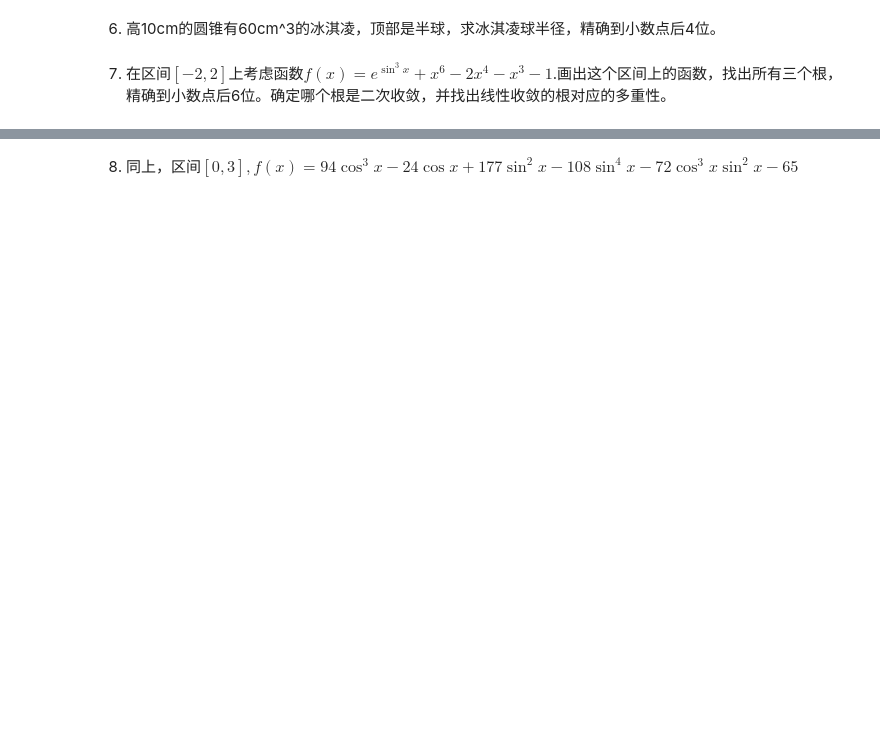
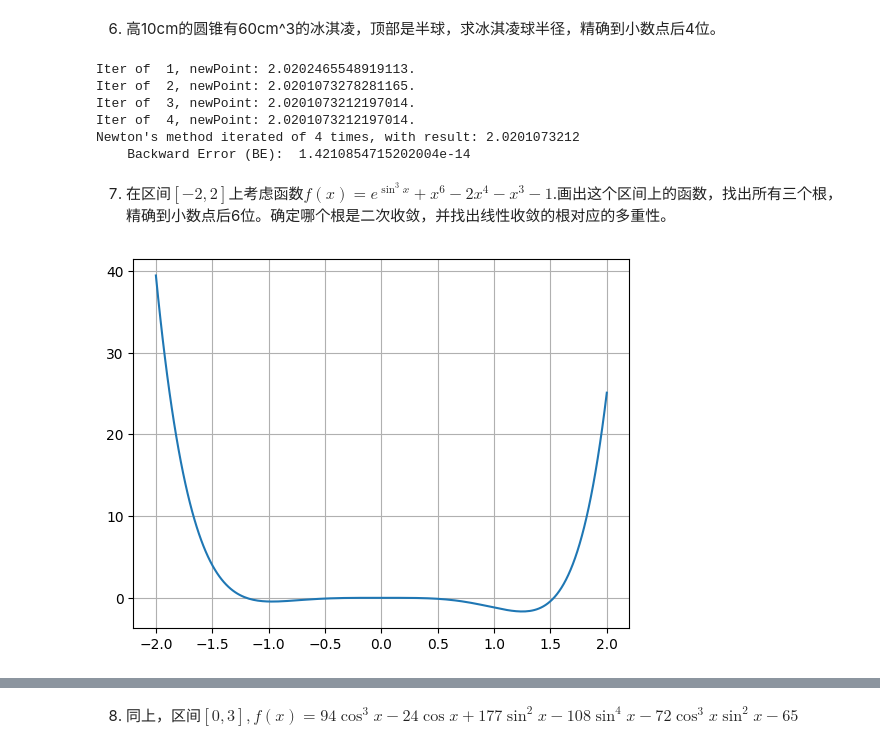
Before and after one commit to Pat-Tron/solution_of_numerical_analysis, a Jupyter notebook: exercise_01_04_newton_s_method.ipynb, the cells around one changed output, grey strips where cells are left out. Cells and saved outputs as stored; diff of their text form; code cells hidden in the pictures; blank space fills up the shorter version.

```diff
--- a/exercise_01_04_newton_s_method.ipynb
+++ b/exercise_01_04_newton_s_method.ipynb
@@ -169,4 +247,27 @@ $$
 # %% [markdown]
 6. 高10cm的圆锥有60cm^3的冰淇凌，顶部是半球，求冰淇凌球半径，精确到小数点后4位。
+# %%
+GLOBAL_PRECISION = 10
+f = lambda x: (10*np.pi*x**2)/3+2/3*np.pi*x**3-60
+dev = lambda x: 20*np.pi*x/3+2*np.pi*x**2
+Newton(f, dev, 2)
+# %% [output]
+Iter of  1, newPoint: 2.0202465548919113.
+Iter of  2, newPoint: 2.0201073278281165.
+Iter of  3, newPoint: 2.0201073212197014.
+Iter of  4, newPoint: 2.0201073212197014.
+Newton's method iterated of 4 times, with result: 2.0201073212
+    Backward Error (BE):  1.4210854715202004e-14
 # %% [markdown]
 7. 在区间$[-2,2]$上考虑函数$f(x)=e^{\sin^3{x}}+x^6-2x^4-x^3-1$.画出这个区间上的函数，找出所有三个根，精确到小数点后6位。确定哪个根是二次收敛，并找出线性收敛的根对应的多重性。
+# %%
+import matplotlib.pyplot as plt
+
+f = lambda x: np.exp(np.sin(x)**3)+x**6-2*x**4-x**3-1
+X = np.linspace(-2, 2, 200)
+plt.plot(X, f(X))
+axes = plt.gca()
+axes.grid()
+plt.show()
+# %% [output]
+[figure, added]
```
Also changed, not shown: parts of 24 cells of this notebook, 2 other files.
